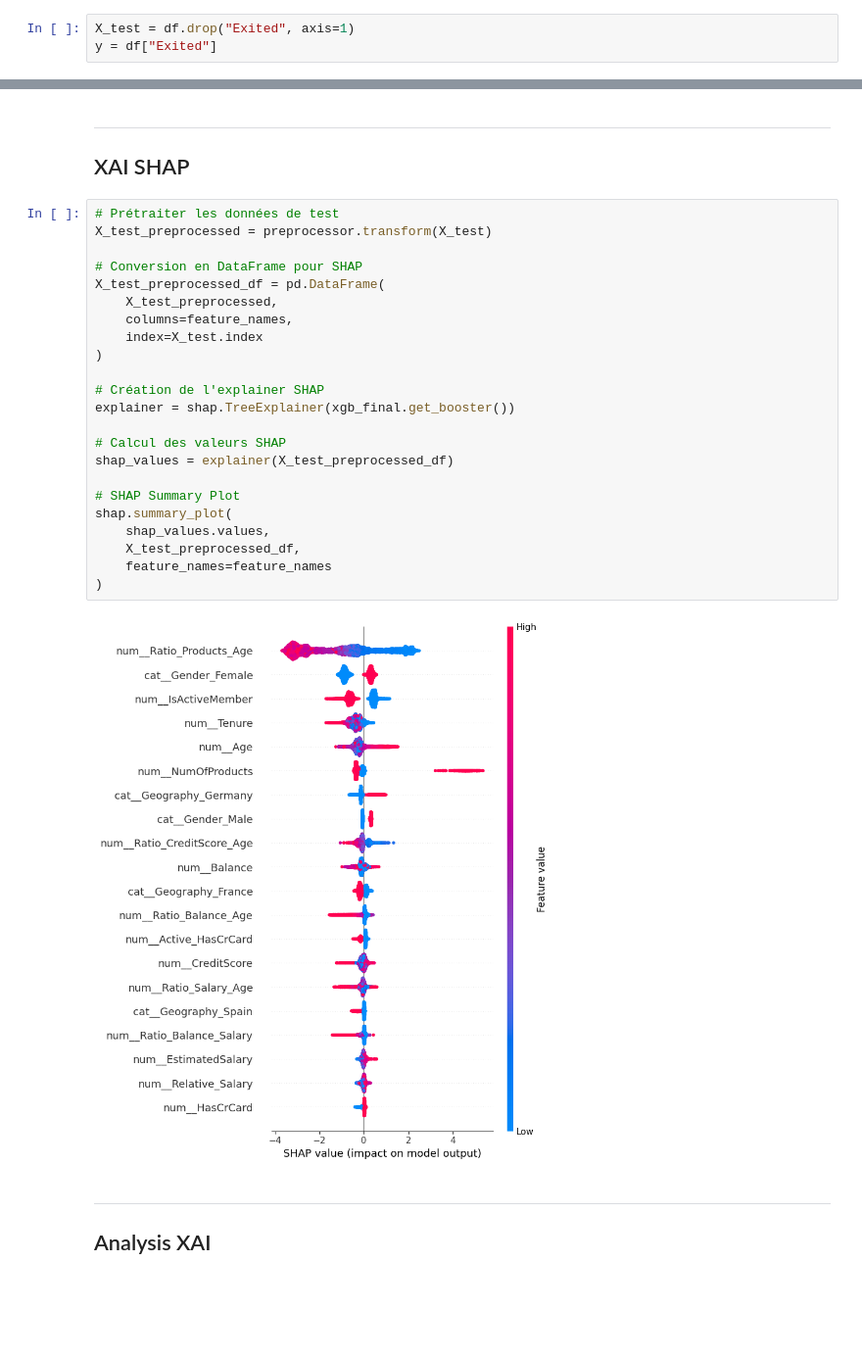
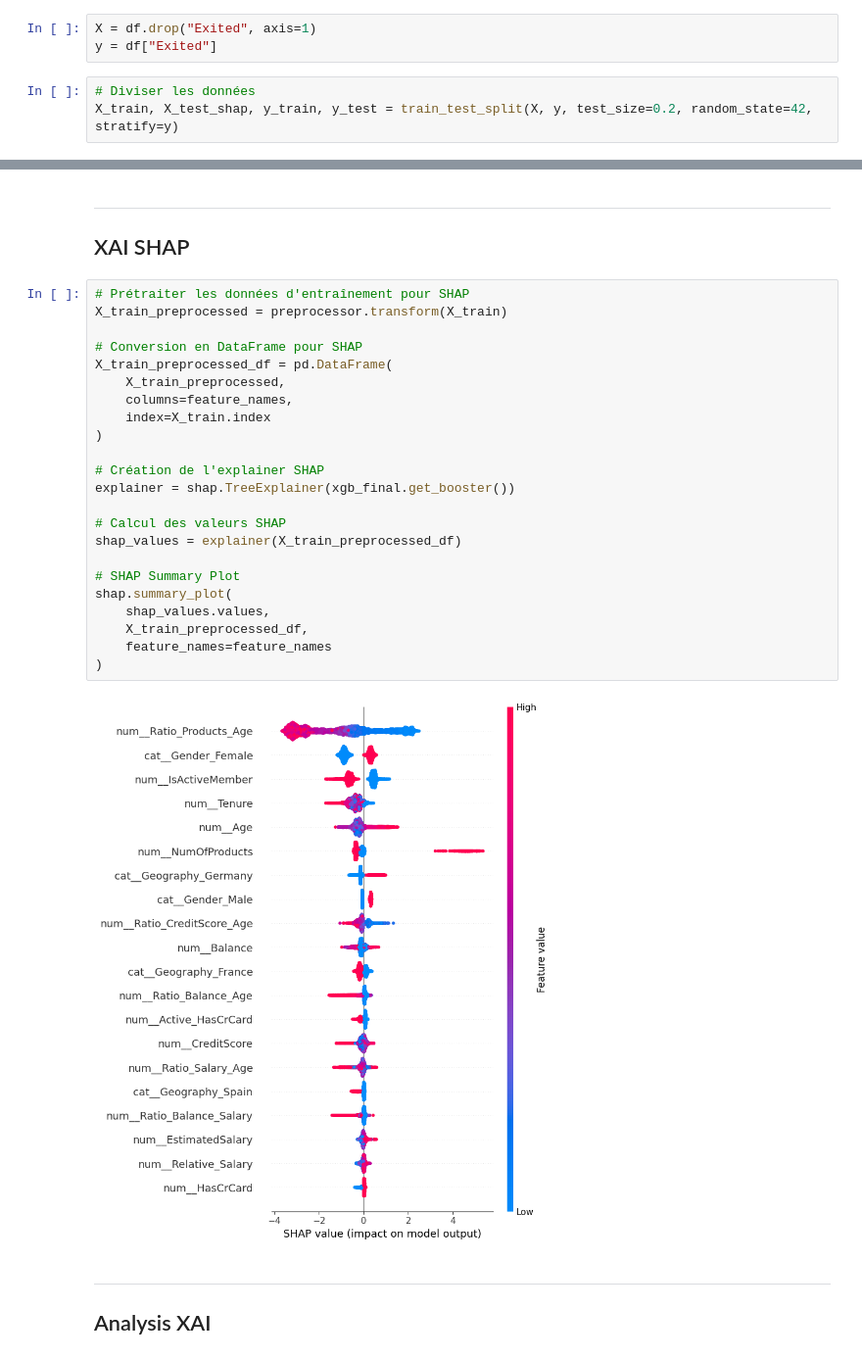
Before and after one commit to Bilelly/Bank-customer-churn-prediction, a Jupyter notebook: notebooks/05_model_explianability.ipynb, the cells around one changed output, grey strips where cells are left out. Shown at 98% size. Cells and saved outputs as stored; diff of their text form; blank space fills up the shorter version.

Commit message:
update explianability shap

```diff
--- a/notebooks/05_model_explianability.ipynb
+++ b/notebooks/05_model_explianability.ipynb
@@ -20,8 +20,11 @@ from ValidationCross import cross_val_results
 # %%
 df = pd.read_csv("../data/preprocessed_data.csv")
 # %%
-X_test = df.drop("Exited", axis=1)
+X = df.drop("Exited", axis=1)
 y = df["Exited"]
+# %%
+# Diviser les données
+X_train, X_test_shap, y_train, y_test = train_test_split(X, y, test_size=0.2, random_state=42, stratify=y)
 # %%
 # Charger le fichier
 pipeline = joblib.load('../models/best_model.pkl')
@@ -63,30 +66,30 @@ Passing `palette` without assigning `hue` is deprecated and will be removed in v
 XAI SHAP
 ---
 # %%
-# Prétraiter les données de test
-X_test_preprocessed = preprocessor.transform(X_test)
+# Prétraiter les données d'entraînement pour SHAP
+X_train_preprocessed = preprocessor.transform(X_train)
 
 # Conversion en DataFrame pour SHAP
-X_test_preprocessed_df = pd.DataFrame(
-    X_test_preprocessed,
+X_train_preprocessed_df = pd.DataFrame(
+    X_train_preprocessed,
     columns=feature_names,
-    index=X_test.index
+    index=X_train.index
 )
 
 # Création de l'explainer SHAP
 explainer = shap.TreeExplainer(xgb_final.get_booster())
 
 # Calcul des valeurs SHAP
-shap_values = explainer(X_test_preprocessed_df)
+shap_values = explainer(X_train_preprocessed_df)
 
 # SHAP Summary Plot
 shap.summary_plot(
     shap_values.values,
-    X_test_preprocessed_df,
+    X_train_preprocessed_df,
     feature_names=feature_names
 )
 # %% [output]
-[figure, old version]
+[figure, new version]
 # %% [markdown]
 ---
 Analysis XAI
```
